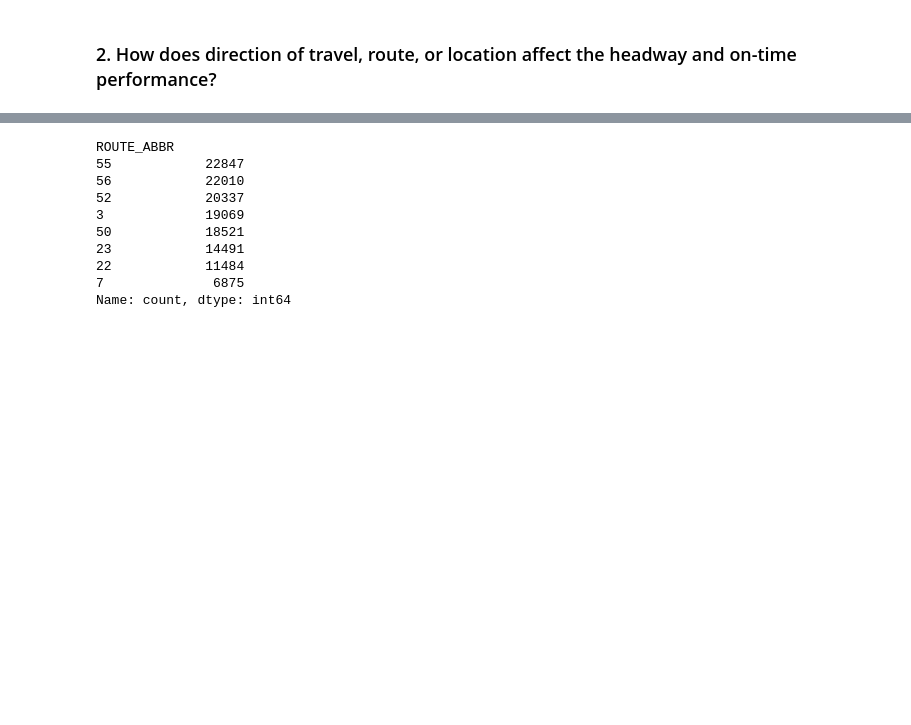
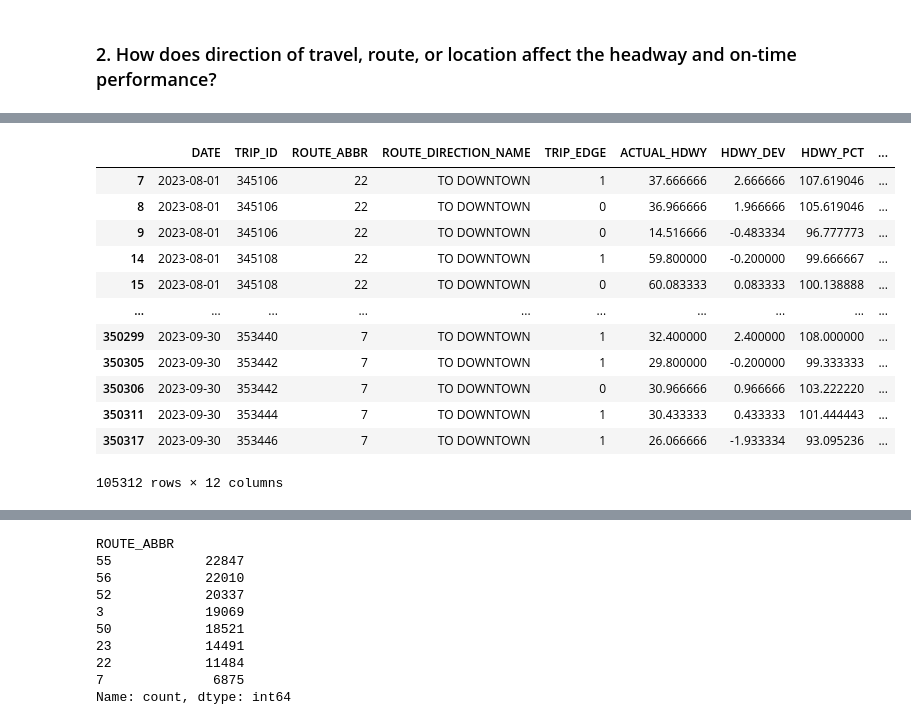
Before and after one commit to NSS-Data-Analytics-Cohort-11/wego-the-brotherhood-of-steel, a Jupyter notebook: notebooks/wego-project.ipynb, the cells around one changed output, grey strips where cells are left out. Saved outputs shown, nothing was run; the diff lists cells and outputs as text; code cells hidden in the pictures; blank space fills up the shorter version.

```diff
--- a/notebooks/wego-project.ipynb
+++ b/notebooks/wego-project.ipynb
@@ -398,0 +422,17 @@ wego_todt_timely[['DATE', 'TRIP_ID', 'ROUTE_ABBR','ROUTE_DIRECTION_NAME', 'TRIP_
+# %%
+wego_todt_timely[['DATE', 'TRIP_ID', 'ROUTE_ABBR','ROUTE_DIRECTION_NAME', 'TRIP_EDGE',
+      'ACTUAL_HDWY', 'HDWY_DEV','HDWY_PCT','BUNCH_GAP','Bunching','Gapping', 'Acceptable']]
+# %% [output]
+|  | DATE | TRIP_ID | ROUTE_ABBR | ROUTE_DIRECTION_NAME | TRIP_EDGE | ACTUAL_HDWY | HDWY_DEV | HDWY_PCT | ... |
+| 7 | 2023-08-01 | 345106 | 22 | TO DOWNTOWN | 1 | 37.666666 | 2.666666 | 107.619046 | ... |
+| 8 | 2023-08-01 | 345106 | 22 | TO DOWNTOWN | 0 | 36.966666 | 1.966666 | 105.619046 | ... |
+| 9 | 2023-08-01 | 345106 | 22 | TO DOWNTOWN | 0 | 14.516666 | -0.483334 | 96.777773 | ... |
+| 14 | 2023-08-01 | 345108 | 22 | TO DOWNTOWN | 1 | 59.800000 | -0.200000 | 99.666667 | ... |
+| 15 | 2023-08-01 | 345108 | 22 | TO DOWNTOWN | 0 | 60.083333 | 0.083333 | 100.138888 | ... |
+| ... | ... | ... | ... | ... | ... | ... | ... | ... | ... |
+| 350299 | 2023-09-30 | 353440 | 7 | TO DOWNTOWN | 1 | 32.400000 | 2.400000 | 108.000000 | ... |
+| 350305 | 2023-09-30 | 353442 | 7 | TO DOWNTOWN | 1 | 29.800000 | -0.200000 | 99.333333 | ... |
+| 350306 | 2023-09-30 | 353442 | 7 | TO DOWNTOWN | 0 | 30.966666 | 0.966666 | 103.222220 | ... |
+| 350311 | 2023-09-30 | 353444 | 7 | TO DOWNTOWN | 1 | 30.433333 | 0.433333 | 101.444443 | ... |
+| 350317 | 2023-09-30 | 353446 | 7 | TO DOWNTOWN | 1 | 26.066666 | -1.933334 | 93.095236 | ... |
+105312 rows × 12 columns
```
Also changed, not shown: parts of 71 cells of this notebook.
